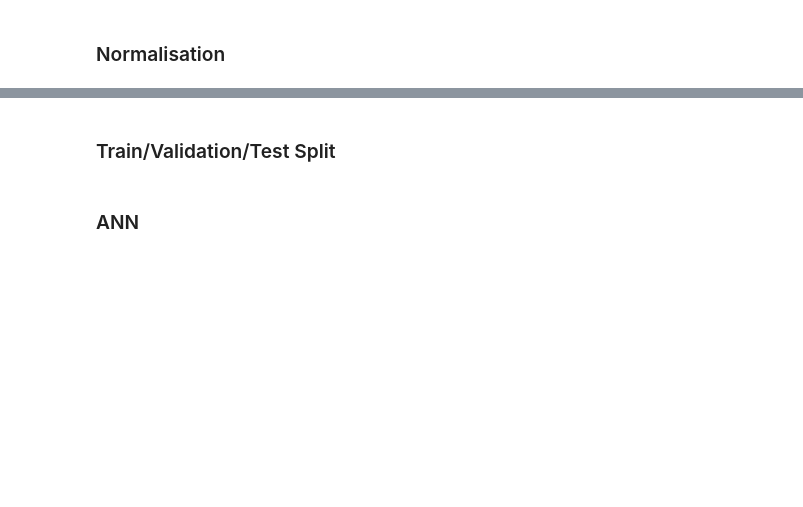
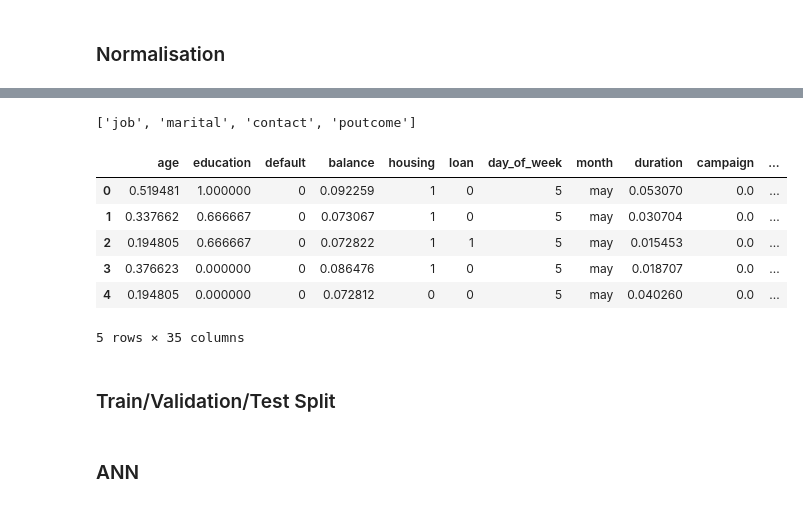
Before and after one commit to jmanwillz/ACML-Project, a Jupyter notebook: ann/data-preprocessing.ipynb, the cells around one changed output, grey strips where cells are left out. Drawn from its saved outputs; the diff is of its cells as text; code cells hidden in the pictures; blank space fills up the shorter version.

```diff
--- a/ann/data-preprocessing.ipynb
+++ b/ann/data-preprocessing.ipynb
@@ -164,10 +377,24 @@ print(df[ordinal_column].value_counts())
 # %%
 ## Categorical (Nominal) - One hot encoding
 nominal_column = df_variables[
     (df_variables['type'] == 'Categorical') &
     (df_variables['name'] != 'education')
 ]['name'].tolist()
 print(nominal_column)
+
+df_encoded = pd.get_dummies(df, columns=nominal_column, drop_first=False)
+new_cols = [col for col in df_encoded.columns if any(orig_col + '_' in col for orig_col in nominal_column)]
+df_encoded[new_cols] = df_encoded[new_cols].astype(int)
+df_encoded.head()
+# %% [output]
+['job', 'marital', 'contact', 'poutcome']
+|  | age | education | default | balance | housing | loan | day_of_week | month | duration | campaign | ... |
+| 0 | 0.519481 | 1.000000 | 0 | 0.092259 | 1 | 0 | 5 | may | 0.053070 | 0.0 | ... |
+| 1 | 0.337662 | 0.666667 | 0 | 0.073067 | 1 | 0 | 5 | may | 0.030704 | 0.0 | ... |
+| 2 | 0.194805 | 0.666667 | 0 | 0.072822 | 1 | 1 | 5 | may | 0.015453 | 0.0 | ... |
+| 3 | 0.376623 | 0.000000 | 0 | 0.086476 | 1 | 0 | 5 | may | 0.018707 | 0.0 | ... |
+| 4 | 0.194805 | 0.000000 | 0 | 0.072812 | 0 | 0 | 5 | may | 0.040260 | 0.0 | ... |
+5 rows × 35 columns
 # %% [markdown]
 ### Train/Validation/Test Split
 # %% [markdown]
```
Also changed, not shown: parts of 18 cells of this notebook.
